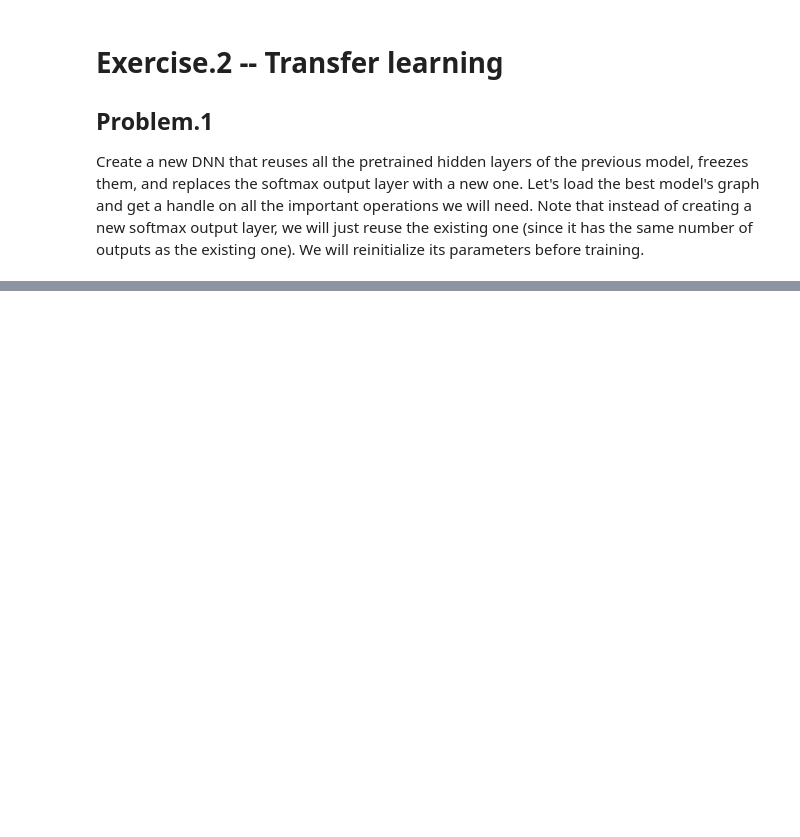
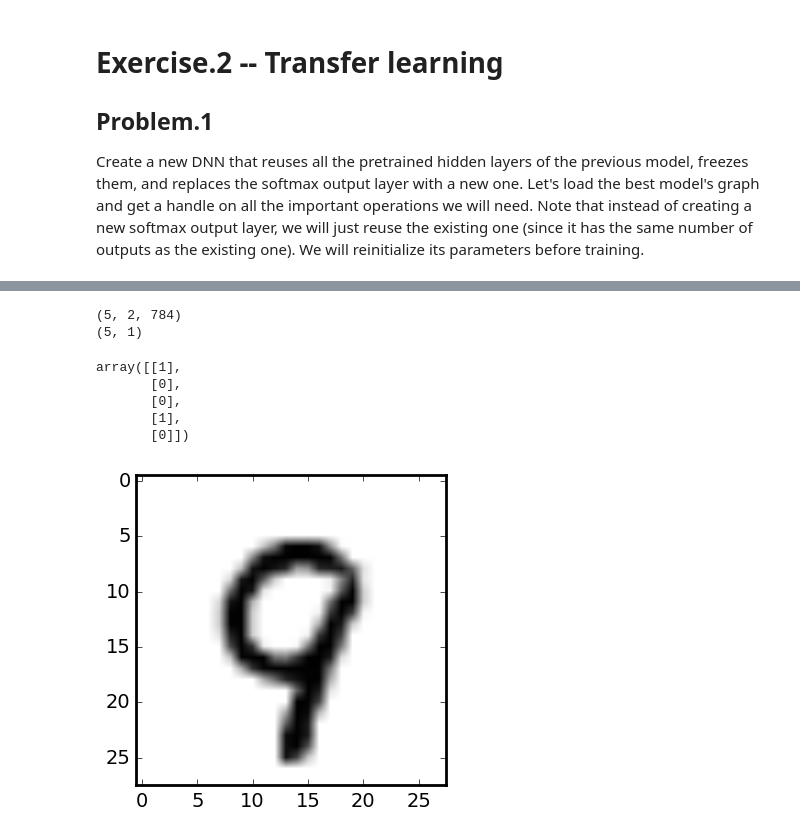
Before and after one commit to brianliu2/hand_on_ML, a Jupyter notebook: deep_learning_myVersion.ipynb, the cells around one changed output, grey strips where cells are left out. Saved outputs shown, nothing was run; the diff lists cells and outputs as text; code cells hidden in the pictures; blank space fills up the shorter version.

```diff
--- a/deep_learning_myVersion.ipynb
+++ b/deep_learning_myVersion.ipynb
@@ -2631,0 +3241,58 @@ Let's load the best model's graph and get a handle on all the important operatio
+# %%
+def generate_batch(images, labels, batch_size):
+    first_half_size = batch_size // 2
+    second_half_size = batch_size - first_half_size
+
+    if first_half_size != second_half_size and np.random.rand() > 0.5:
+        first_half_size, second_half_size = second_half_size, first_half_size
+
+    X, y = [], []
+
+    while len(X) < first_half_size:
+        rnd_idx1, rnd_idx2 = np.random.randint(0, len(images), 2)
+        # this is the two indice that two images have same digit
+        # we need to avoid the situation that two indice sampled are the same
+        if rnd_idx1 != rnd_idx2 and labels[rnd_idx1] == labels[rnd_idx2]:
+            # X_temp: dimension = (2, 784)
+            X_temp = np.array([images[rnd_idx1], images[rnd_idx2]])
+            y_temp = [1]
+            X.append(X_temp)
+            y.append(y_temp)
+
+    # Now X has first_half_size samples that have identical digits,
+    # then we continue to draw samples with different digits until the length of X is exceed the batch_size
+    while len(X) < batch_size:
+        rnd_idx1, rnd_idx2 = np.random.randint(0, len(images), 2)
+        if labels[rnd_idx1] != labels[rnd_idx2]:
+            X_temp = np.array([images[rnd_idx1], images[rnd_idx2]])
+            y_temp = [0]
+            X.append(X_temp)
+            y.append(y_temp)
+
+    # permutate the indices as effect of shuffling
+    # the X_final has dimension (batch_size, num_candidate_to_compare, num_attributes)
+    # here the num_candidate_to_compare is set to 2 and each candidate has 784 attributes
+    shuffled_index = np.random.permutation(len(X))
+    X_final = np.array(X)[shuffled_index]
+    y_final = np.array(y)[shuffled_index]
+
+    return X_final, y_final
+# %%
+X_batch, y_batch = generate_batch(X_train_og, y_train_og, batch_size = 5)
+print(X_batch.shape)
+print(y_batch.shape)
+# %% [output]
+(5, 2, 784)
+(5, 1)
+# %%
+y_batch
+# %% [output]
+array([[1],
+       [0],
+       [0],
+       [1],
+       [0]])
+# %%
+plt.imshow(X_batch[0,1].reshape(28,28), cmap='binary');
+# %% [output]
+[figure, added]
```
Also changed, not shown: parts of 132 cells of this notebook.
